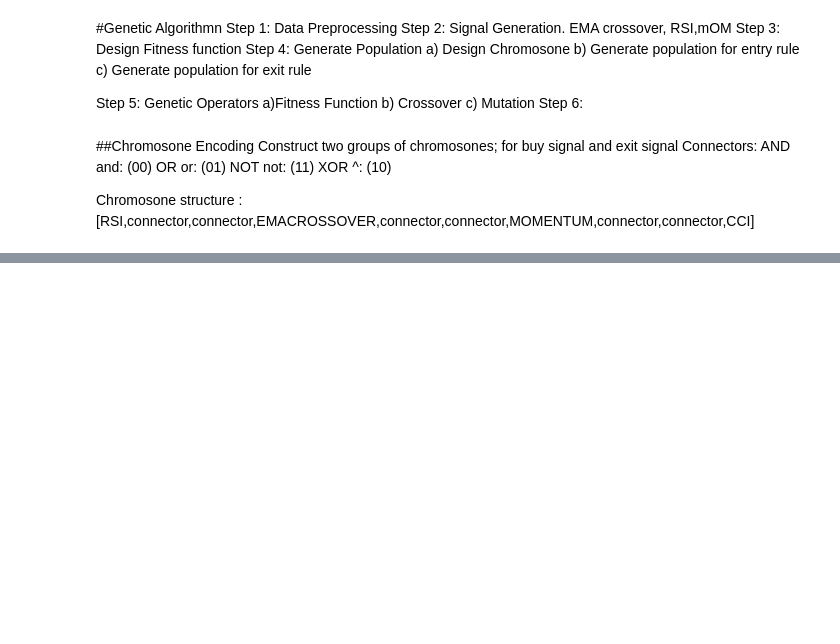
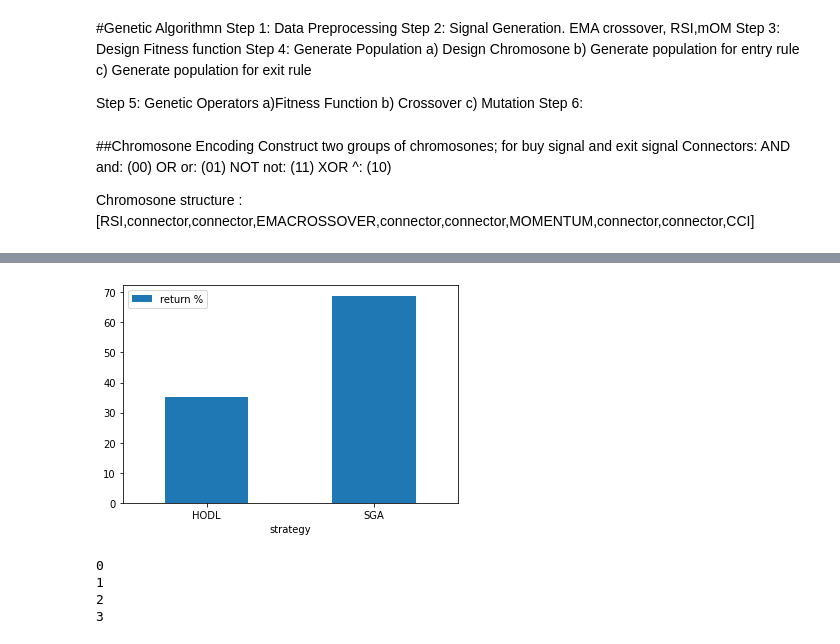
Before and after one commit to Chideme/Simple-Genetic-Algorithm, a Jupyter notebook: genetic_algorithm.ipynb, the cells around one changed output, grey strips where cells are left out. Saved outputs shown, nothing was run; the diff lists cells and outputs as text; code cells hidden in the pictures; blank space fills up the shorter version.

```diff
--- a/genetic_algorithm.ipynb
+++ b/genetic_algorithm.ipynb
@@ -343,0 +360,23 @@ SyntaxError: invalid syntax (<string>, line 1)
+# %%
+p = 273.36 - 116.15
+s = 1000/116.15
+capital = s * p
+r =round((capital - 1000)/1000 *100,2)
+# %%
+# multiple lines with legend
+l = ["HODL","SGA"]
+data = pd.DataFrame([[r,68.89]],columns=l)
+df = pd.DataFrame({'strategy':l, 'return %':[r,68.89]})
+ax = df.plot.bar(x='strategy', y='return %', rot=0)
+# %% [output]
+[figure, new version]
+# %%
+ for i in range(0, 3, 2):
+            # get selected parents in pairs
+            print(i)
+            print(i+1)
+# %% [output]
+0
+1
+2
+3
```
Also changed, not shown: parts of 18 cells of this notebook.
